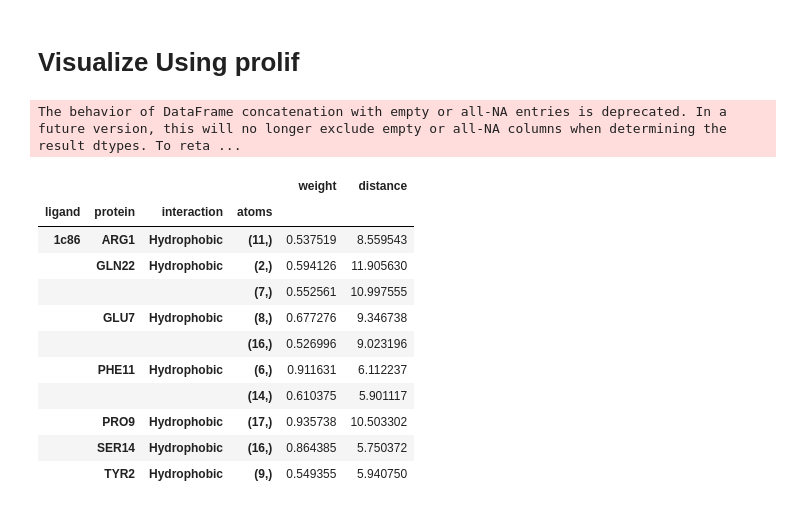
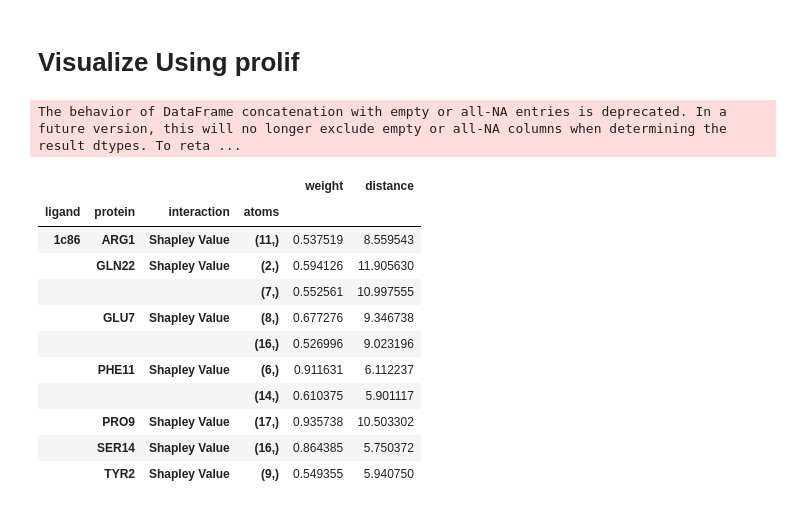
Before and after one commit to mims-harvard/ATOMICA, a Jupyter notebook: shapley_visual.ipynb, the cells around one changed output. Drawn from its saved outputs; the diff is of its cells as text; code cells hidden in the pictures.

```diff
--- a/shapley_visual.ipynb
+++ b/shapley_visual.ipynb
@@ -164,41 +164,41 @@ def calc_distance(node1, node2):
 # %%
 # construct dataframe for prolif
 df = pd.DataFrame(columns=["ligand", "protein", "interaction", "atoms", "weight", "distance"])
 
 # iterate through top_20_edges. for each edge, store ligand as 1c86; then map node1 to VOCAB, store as protein; store node2 as atoms; store shapley value as weight; then using calc_distance to calculate distance, and store distance
 for i, edge in enumerate(top_edges):
     if edge[0] == 23:
         continue
     ligand = "1c86"
     # idx here is the idx in the B, use B[idx] to map back to amino acid or atom number
     protein = VOCAB.idx_to_abrv(B[edge[0]]) + str(edge[0])
     atom_idx = int(edge[1]-24)
     # create a tuple with only 1 element
     atoms = (atom_idx,)
-    interaction = "Hydrophobic"
+    interaction = "Shapley Value"
     weight = top_edges_shapley[i] * 30
     distance = calc_distance(edge[0], edge[1])
     df = pd.concat([df, pd.DataFrame({"ligand": ligand, "protein": protein, "interaction": interaction, "atoms": atoms, "weight": weight, "distance": distance})], ignore_index=True)
 
 # set atoms type to tuple
 df.atoms = df.atoms.apply(lambda x: (x,))
 
 # order by protein, interaction, atoms
 df.sort_values(by=["ligand", "protein", "interaction", "atoms"], inplace=True)
 df.set_index(["ligand", "protein", "interaction", "atoms"], inplace=True)
 df
 # %% [output]
 The behavior of DataFrame concatenation with empty or all-NA entries is deprecated. In a future version, this will no longer exclude empty or all-NA columns when determining the result dtypes. To reta ...
 |  |  |  |  | weight | distance |
 | ligand | protein | interaction | atoms |  |  |
-| 1c86 | ARG1 | Hydrophobic | (11,) | 0.537519 | 8.559543 |
-|  | GLN22 | Hydrophobic | (2,) | 0.594126 | 11.905630 |
+| 1c86 | ARG1 | Shapley Value | (11,) | 0.537519 | 8.559543 |
+|  | GLN22 | Shapley Value | (2,) | 0.594126 | 11.905630 |
 |  |  |  | (7,) | 0.552561 | 10.997555 |
-|  | GLU7 | Hydrophobic | (8,) | 0.677276 | 9.346738 |
+|  | GLU7 | Shapley Value | (8,) | 0.677276 | 9.346738 |
 |  |  |  | (16,) | 0.526996 | 9.023196 |
-|  | PHE11 | Hydrophobic | (6,) | 0.911631 | 6.112237 |
+|  | PHE11 | Shapley Value | (6,) | 0.911631 | 6.112237 |
 |  |  |  | (14,) | 0.610375 | 5.901117 |
-|  | PRO9 | Hydrophobic | (17,) | 0.935738 | 10.503302 |
-|  | SER14 | Hydrophobic | (16,) | 0.864385 | 5.750372 |
-|  | TYR2 | Hydrophobic | (9,) | 0.549355 | 5.940750 |
+|  | PRO9 | Shapley Value | (17,) | 0.935738 | 10.503302 |
+|  | SER14 | Shapley Value | (16,) | 0.864385 | 5.750372 |
+|  | TYR2 | Shapley Value | (9,) | 0.549355 | 5.940750 |
 # %% [markdown]
```
Also changed, not shown: parts of 3 cells of this notebook, 1 other file.
